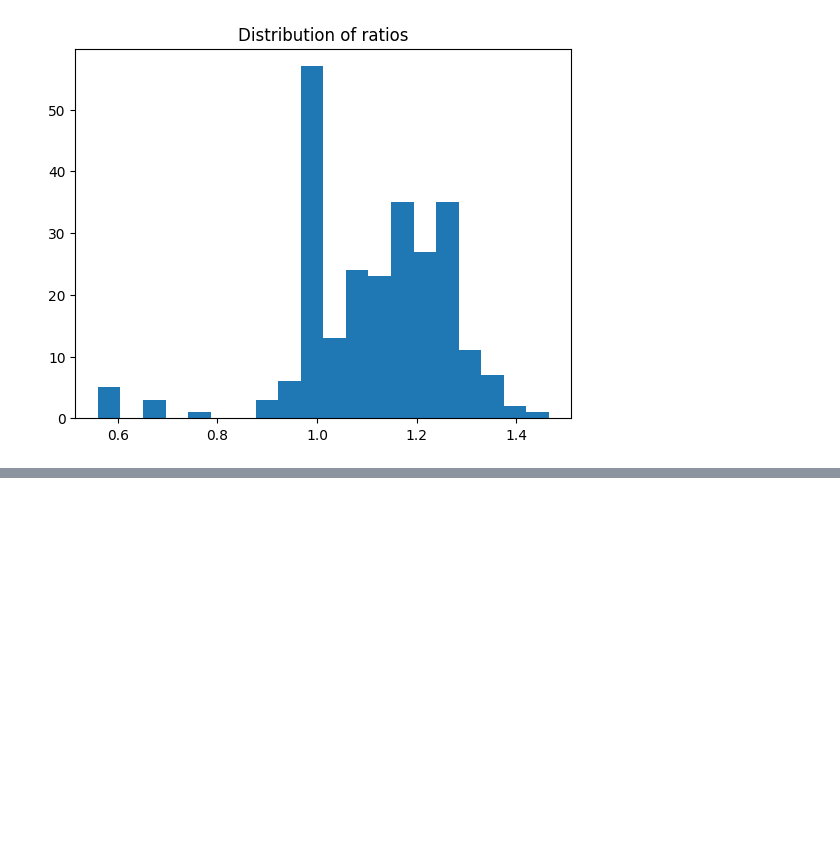
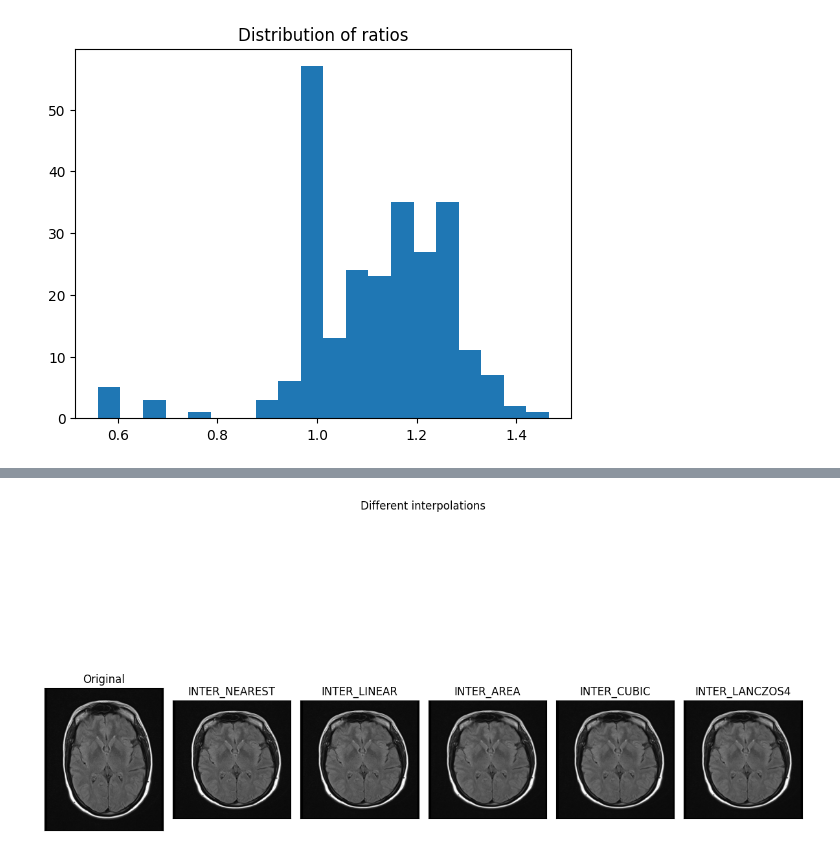
Before and after one commit to gqkd/MRI_Brain_Tumor_Detection, a Jupyter notebook: Brain_Tumor_Detection.ipynb, the cells around one changed output, grey strips where cells are left out. Saved outputs shown, nothing was run; the diff lists cells and outputs as text; code cells hidden in the pictures; blank space fills up the shorter version.

Commit message:
interpolations methods comparison

```diff
--- a/Brain_Tumor_Detection.ipynb
+++ b/Brain_Tumor_Detection.ipynb
@@ -113,0 +119,40 @@ TypeError: ignored
+# %%
+# preprocessing, one image, cropping https://pyimagesearch.com/2016/04/11/finding-extreme-points-in-contours-with-opencv/
+IMG_SIZE = (224,224)
+img = X[0]
+
+#different interpolations
+dict_interpolations = {
+  'INTER_NEAREST': cv2.INTER_NEAREST,  # fastest, blockiest
+  'INTER_LINEAR': cv2.INTER_LINEAR,   # good compromise
+  'INTER_AREA': cv2.INTER_AREA,    # slower, smoother than INTER_LINEAR
+  'INTER_CUBIC': cv2.INTER_CUBIC,   # slowest, smoothest
+  'INTER_LANCZOS4': cv2.INTER_LANCZOS4,  # even slower, even smoother
+}
+
+plt.figure(figsize=(12,8))
+plt.suptitle('Different interpolations')
+plt.subplot(1,6,1)
+plt.imshow(img)
+plt.title('Original')
+plt.xticks([])
+plt.yticks([])
+
+for i,interp in enumerate(dict_interpolations):
+  plt.subplot(1,6,i+2)
+  plt.imshow(cv2.resize(img, dsize=IMG_SIZE, interpolation=dict_interpolations[interp]))
+  plt.title( str(interp))
+  plt.xticks([])
+  plt.yticks([])
+plt.tight_layout()
+
+# INTER_NEAREST: fastest, blockiest, good for shrinking
+# INTER_LINEAR: good compromise, good for both shrinking and enlarging
+# INTER_AREA: slower, smoother than INTER_LINEAR, good for shrinking
+# INTER_CUBIC: slowest, smoothest, good for enlarging
+# INTER_LANCZOS4: even slower, even smoother, good for enlarging
+
+# For resizing an image to 224x224 pixels, INTER_LINEAR or INTER_CUBIC are good choices.
+# INTER_NEAREST is a good choice for shrinking images, while INTER_CUBIC is a good choice for enlarging images.
+# %% [output]
+[figure, added]
```
Also changed, not shown: parts of 11 cells of this notebook.
